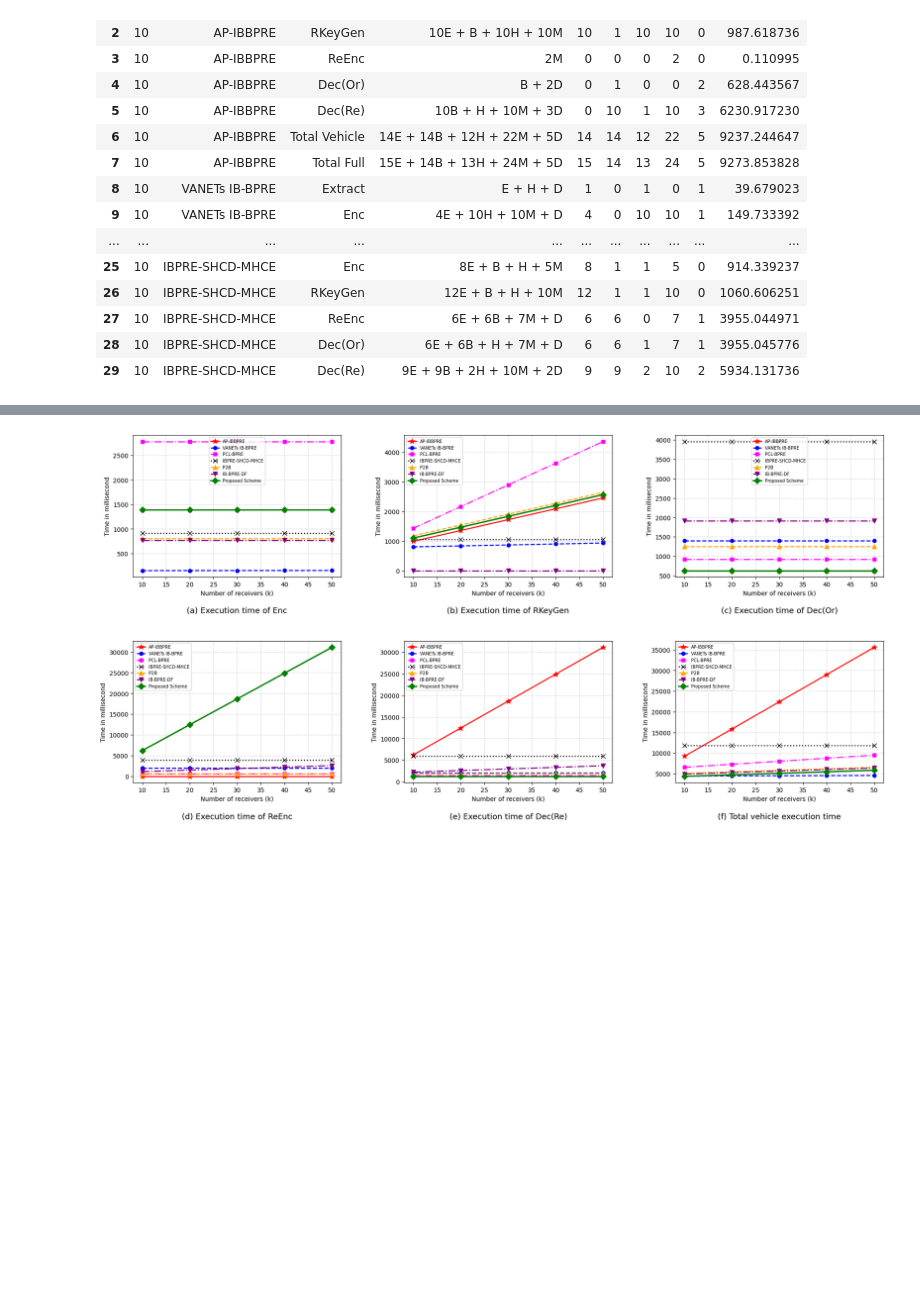
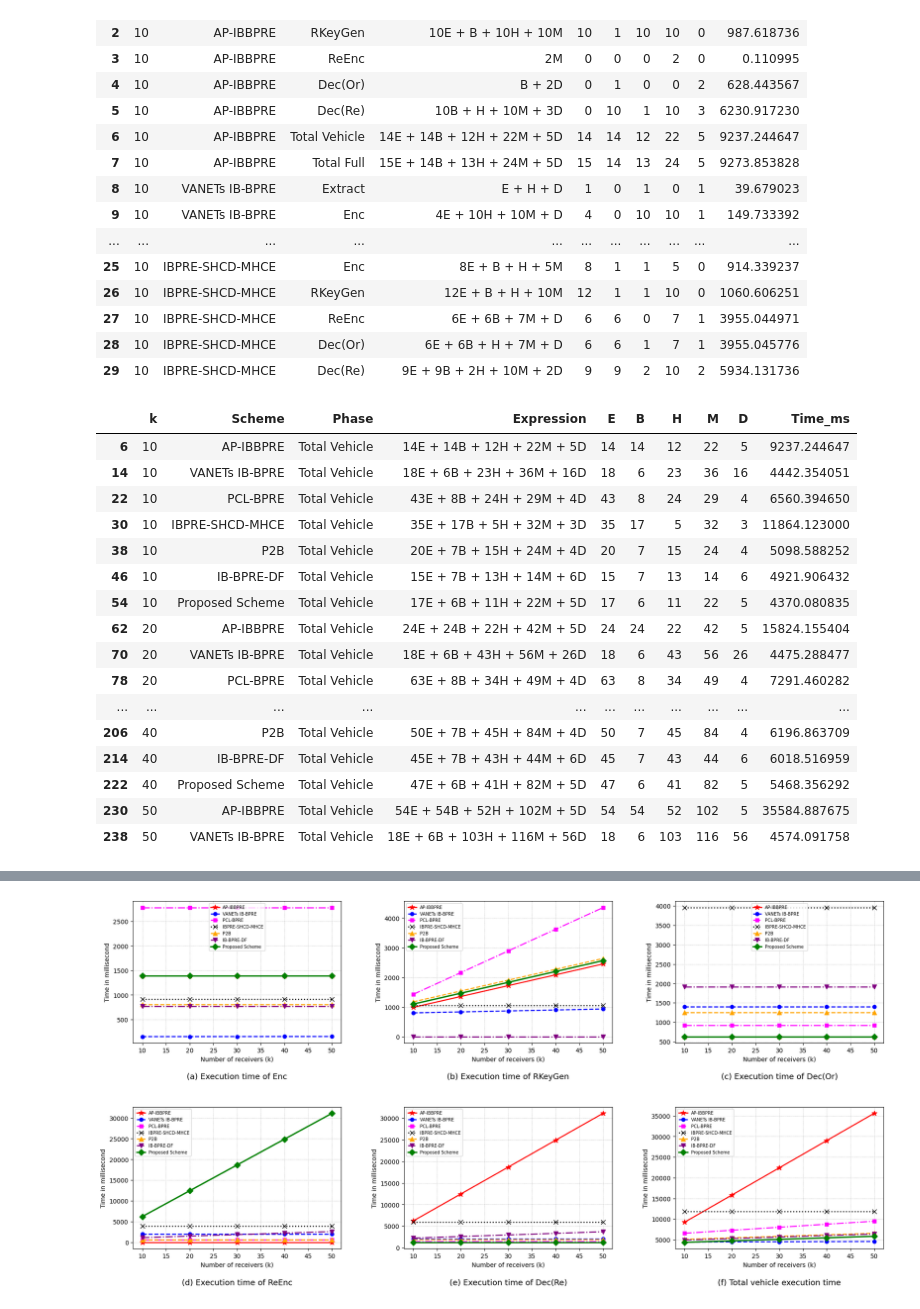
Before and after one commit to mujtaba-farooq/Privacy-Preserving-Identity-Based-Data-Sharing-Scheme-Using-Proxy-Re-encryption-in-VANETs, a Jupyter notebook: proposedSchemeCode.ipynb, the cells around one changed output, grey strips where cells are left out. Cells and saved outputs as stored; diff of their text form; code cells hidden in the pictures; blank space fills up the shorter version.

```diff
--- a/proposedSchemeCode.ipynb
+++ b/proposedSchemeCode.ipynb
@@ -394,6 +394,91 @@ display(df.head(30))
 | 27 | 10 | IBPRE-SHCD-MHCE | ReEnc | 6E + 6B + 7M + D | 6 | 6 | 0 | 7 | 1 | 3955.044971 |
 | 28 | 10 | IBPRE-SHCD-MHCE | Dec(Or) | 6E + 6B + H + 7M + D | 6 | 6 | 1 | 7 | 1 | 3955.045776 |
 | 29 | 10 | IBPRE-SHCD-MHCE | Dec(Re) | 9E + 9B + 2H + 10M + 2D | 9 | 9 | 2 | 10 | 2 | 5934.131736 |
+# %%
+# CELL 7.5
+# CELL: Add Owner-side and Receiver-side vehicle totals
+
+# Remove these phases first to avoid duplicate rows if the cell is re-run
+df = df[
+    ~df["Phase"].isin([
+        "Total Owner Vehicle",
+        "Total Receiver Vehicle"
+    ])
+].copy()
+
+vehicle_breakdown_rows = []
+
+for k in k_values:
+    for scheme, phases in SCHEMES.items():
+
+        # Owner vehicle performs Enc + RKeyGen
+        owner_vehicle = add_counts(
+            phases["Enc"](k),
+            phases["RKeyGen"](k)
+        )
+
+        # Receiver vehicle performs Dec(Or) + Dec(Re)
+        receiver_vehicle = add_counts(
+            phases["Dec(Or)"](k),
+            phases["Dec(Re)"](k)
+        )
+
+        vehicle_breakdown_rows.append({
+            "k": k,
+            "Scheme": scheme,
+            "Phase": "Total Owner Vehicle",
+            "Expression": format_counts(owner_vehicle),
+            "E": owner_vehicle["E"],
+            "B": owner_vehicle["B"],
+            "H": owner_vehicle["H"],
+            "M": owner_vehicle["M"],
+            "D": owner_vehicle["D"],
+            "Time_ms": calculate_time(owner_vehicle)
+        })
+
+        vehicle_breakdown_rows.append({
+            "k": k,
+            "Scheme": scheme,
+            "Phase": "Total Receiver Vehicle",
+            "Expression": format_counts(receiver_vehicle),
+            "E": receiver_vehicle["E"],
+            "B": receiver_vehicle["B"],
+            "H": receiver_vehicle["H"],
+            "M": receiver_vehicle["M"],
+            "D": receiver_vehicle["D"],
+            "Time_ms": calculate_time(receiver_vehicle)
+        })
+
+df = pd.concat(
+    [df, pd.DataFrame(vehicle_breakdown_rows)],
+    ignore_index=True
+)
+
+display(
+    df[df["Phase"].isin([
+        "Total Owner Vehicle",
+        "Total Receiver Vehicle",
+        "Total Vehicle"
+    ])].head(30)
+)
+# %% [output]
+|  | k | Scheme | Phase | Expression | E | B | H | M | D | Time_ms |
+| 6 | 10 | AP-IBBPRE | Total Vehicle | 14E + 14B + 12H + 22M + 5D | 14 | 14 | 12 | 22 | 5 | 9237.244647 |
+| 14 | 10 | VANETs IB-BPRE | Total Vehicle | 18E + 6B + 23H + 36M + 16D | 18 | 6 | 23 | 36 | 16 | 4442.354051 |
+| 22 | 10 | PCL-BPRE | Total Vehicle | 43E + 8B + 24H + 29M + 4D | 43 | 8 | 24 | 29 | 4 | 6560.394650 |
+| 30 | 10 | IBPRE-SHCD-MHCE | Total Vehicle | 35E + 17B + 5H + 32M + 3D | 35 | 17 | 5 | 32 | 3 | 11864.123000 |
+| 38 | 10 | P2B | Total Vehicle | 20E + 7B + 15H + 24M + 4D | 20 | 7 | 15 | 24 | 4 | 5098.588252 |
+| 46 | 10 | IB-BPRE-DF | Total Vehicle | 15E + 7B + 13H + 14M + 6D | 15 | 7 | 13 | 14 | 6 | 4921.906432 |
+| 54 | 10 | Proposed Scheme | Total Vehicle | 17E + 6B + 11H + 22M + 5D | 17 | 6 | 11 | 22 | 5 | 4370.080835 |
+| 62 | 20 | AP-IBBPRE | Total Vehicle | 24E + 24B + 22H + 42M + 5D | 24 | 24 | 22 | 42 | 5 | 15824.155404 |
+| 70 | 20 | VANETs IB-BPRE | Total Vehicle | 18E + 6B + 43H + 56M + 26D | 18 | 6 | 43 | 56 | 26 | 4475.288477 |
+| 78 | 20 | PCL-BPRE | Total Vehicle | 63E + 8B + 34H + 49M + 4D | 63 | 8 | 34 | 49 | 4 | 7291.460282 |
+| ... | ... | ... | ... | ... | ... | ... | ... | ... | ... | ... |
+| 206 | 40 | P2B | Total Vehicle | 50E + 7B + 45H + 84M + 4D | 50 | 7 | 45 | 84 | 4 | 6196.863709 |
+| 214 | 40 | IB-BPRE-DF | Total Vehicle | 45E + 7B + 43H + 44M + 6D | 45 | 7 | 43 | 44 | 6 | 6018.516959 |
+| 222 | 40 | Proposed Scheme | Total Vehicle | 47E + 6B + 41H + 82M + 5D | 47 | 6 | 41 | 82 | 5 | 5468.356292 |
+| 230 | 50 | AP-IBBPRE | Total Vehicle | 54E + 54B + 52H + 102M + 5D | 54 | 54 | 52 | 102 | 5 | 35584.887675 |
+| 238 | 50 | VANETs IB-BPRE | Total Vehicle | 18E + 6B + 103H + 116M + 56D | 18 | 6 | 103 | 116 | 56 | 4574.091758 |
 # %%
 #CELL 8 define graph settings
 output_dir = Path("chapter5/images/unitTesting")
```
Also changed, not shown: parts of 1 cell of this notebook.
